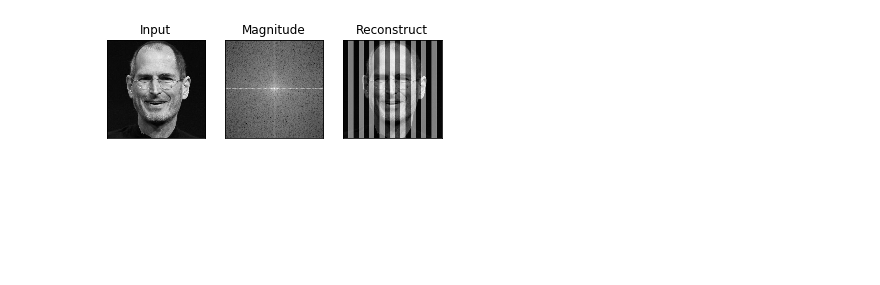
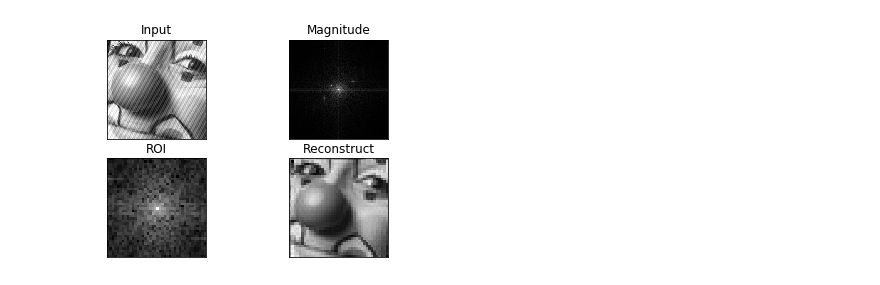
Before and after one commit to adadesions/ImageLab, a Jupyter notebook: Homework Notebook.ipynb, the cells around one changed output. Drawn from its saved outputs; the diff is of its cells as text; code cells hidden in the pictures; blank space fills up the shorter version.

```diff
--- a/Homework Notebook.ipynb
+++ b/Homework Notebook.ipynb
@@ -1,40 +1,46 @@
 # %%
 #!/usr/bin/env python3
 # -*- coding: utf-8 -*-
 """
 Created on Sat Sep 30 02:20:04 2017
 
 @author: adafactor
 """
 
 import numpy as np
-import cv2 as cv
+import cv2
 from matplotlib import pyplot as plt
 
-mask = cv.imread('line2.jpg', 0)
-img = cv.imread('sj.jpg',0)
+mask = cv2.imread('line2.jpg', 0)
+img = cv2.imread('noise.jpg',0)
 
-mask = cv.resize(mask, (300, 300), interpolation = cv.INTER_CUBIC)
+#mask = cv.resize(mask, (300, 300), interpolation = cv.INTER_CUBIC)
 
-fmask = np.fft.fft2(mask)
+#fmask = np.fft.fft2(mask)
 fimg = np.fft.fft2(img)
 fsImg = np.fft.fftshift(fimg)
-fsMask = np.fft.fftshift(fmask)
-res = fsMask+fsImg
+w, h = fsImg.shape
+radius = 20
+cx, cy = w//2, h//2
+roi = fsImg[cx-radius:cx+radius, cy-radius:cy+radius]
 
+magnitude = np.log10(np.abs(fsImg)+10000)
 
-mag = np.log(np.abs(res))
-inv = np.fft.ifftshift(res)
+inv = np.fft.ifftshift(roi)
 inv  = np.abs(np.fft.ifft2(inv))
-plt.subplot(131),plt.imshow(img, cmap='gray')
+
+plt.subplot(221),plt.imshow(img, cmap='gray')
 plt.title('Input'), plt.xticks([]), plt.yticks([])
 
-plt.subplot(132),plt.imshow(mag, cmap='gray')
+plt.subplot(222),plt.imshow(magnitude, cmap='gray')
 plt.title('Magnitude'), plt.xticks([]), plt.yticks([])
 
-plt.subplot(133),plt.imshow(inv, cmap='gray')
+plt.subplot(223),plt.imshow(np.log(np.abs(roi)+10000), cmap='gray')
+plt.title('ROI'), plt.xticks([]), plt.yticks([])
+
+plt.subplot(224),plt.imshow(inv, cmap='gray')
 plt.title('Reconstruct'), plt.xticks([]), plt.yticks([])
 
 plt.show()
 # %% [output]
-[figure, old version]
+[figure, new version]
```
